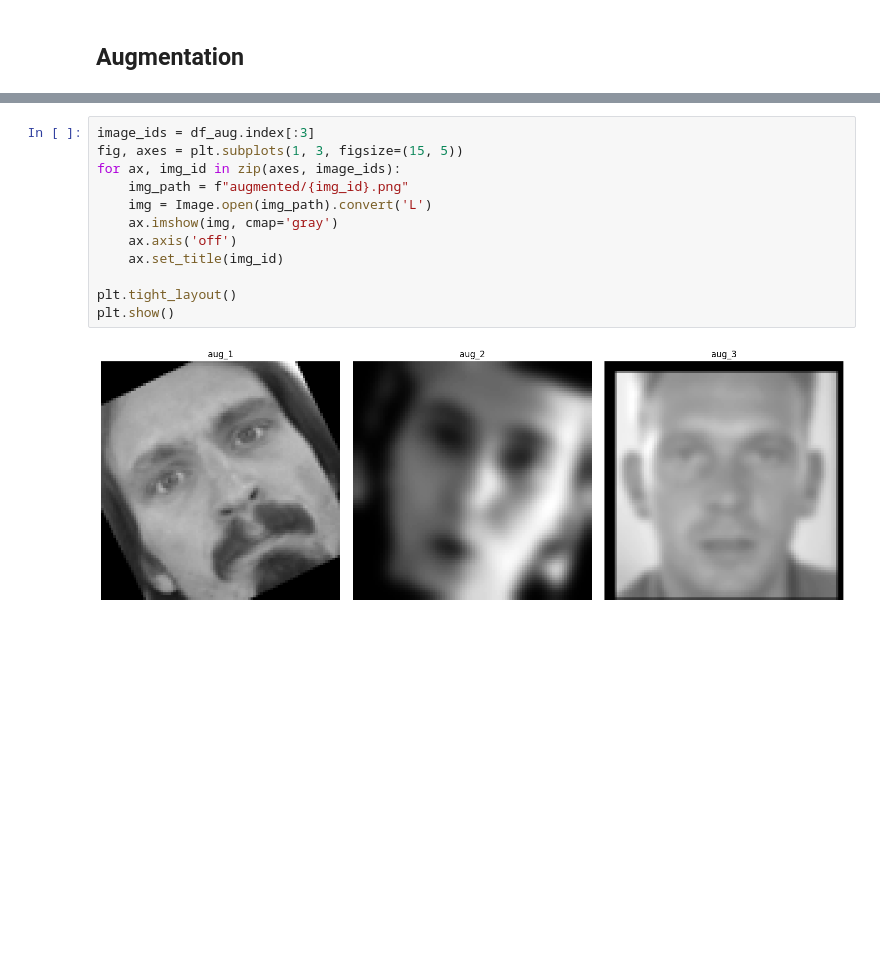
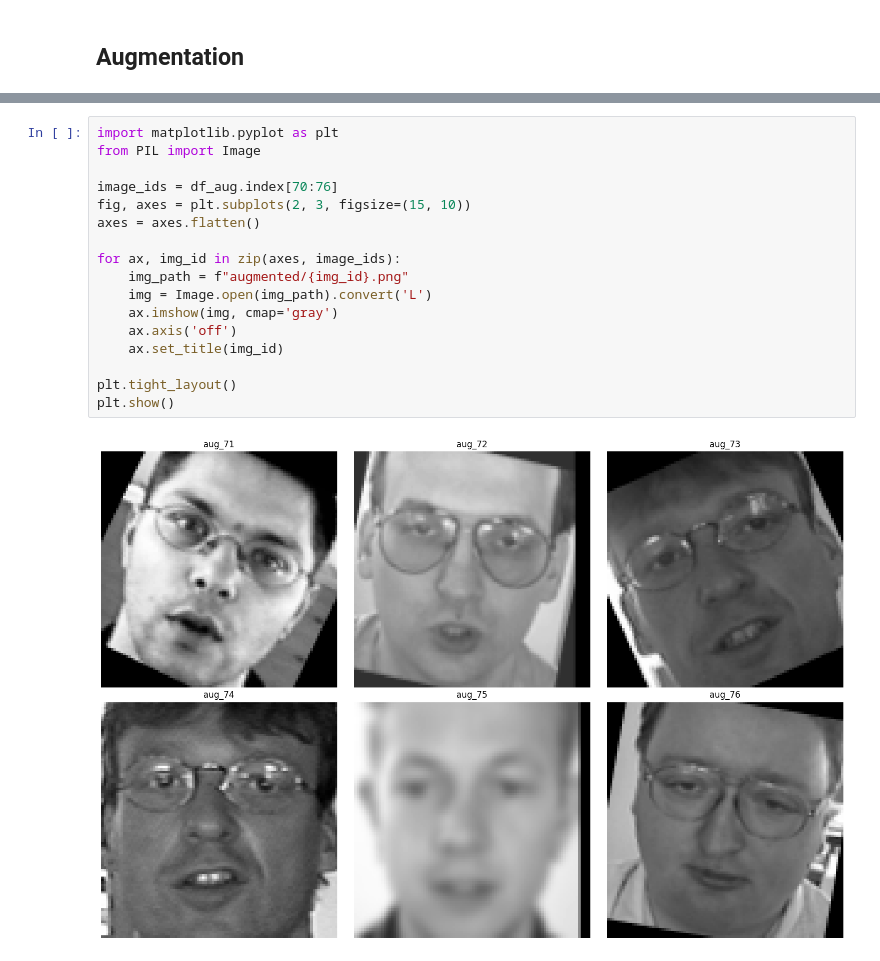
Before and after one commit to Yessirskiy/ZNEUS-25-FacialKeypoints, a Jupyter notebook: EDA.ipynb, the cells around one changed output, grey strips where cells are left out. Cells and saved outputs as stored; diff of their text form; blank space fills up the shorter version.

```diff
--- a/EDA.ipynb
+++ b/EDA.ipynb
@@ -512,15 +512,20 @@ df_aug
 2140 rows × 30 columns
 # %%
-image_ids = df_aug.index[:3]
-fig, axes = plt.subplots(1, 3, figsize=(15, 5))
+import matplotlib.pyplot as plt
+from PIL import Image
+
+image_ids = df_aug.index[70:76]
+fig, axes = plt.subplots(2, 3, figsize=(15, 10))
+axes = axes.flatten()
+
 for ax, img_id in zip(axes, image_ids):
     img_path = f"augmented/{img_id}.png"
     img = Image.open(img_path).convert('L')
     ax.imshow(img, cmap='gray')
     ax.axis('off')
     ax.set_title(img_id)
 
 plt.tight_layout()
 plt.show()
 # %% [output]
-[figure, old version]
+[figure, new version]
```
Also changed, not shown: parts of 4 cells of this notebook.
